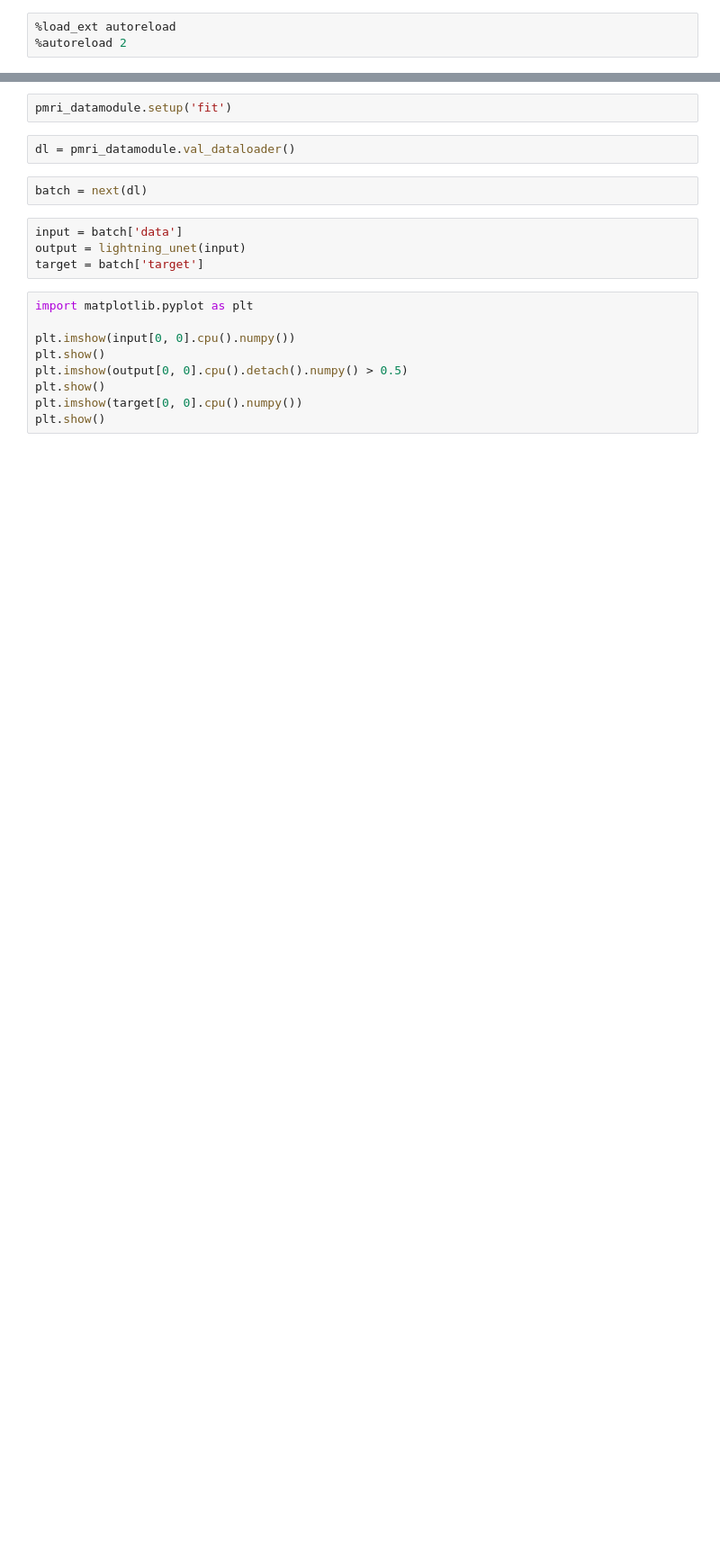
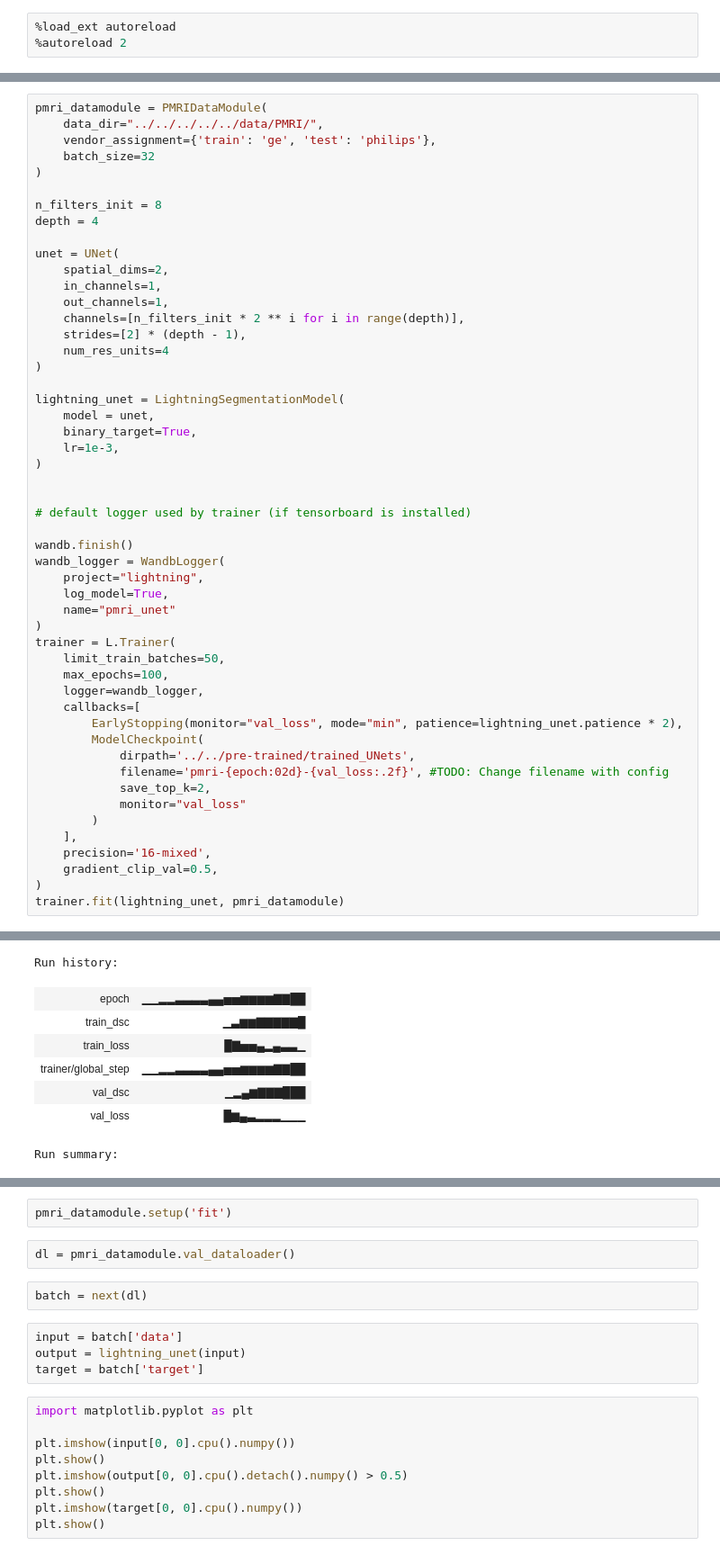
Before and after one commit to MedVisBonn/Segmentation-Distortion, a Jupyter notebook: src/notebooks/lightning_port.ipynb, the cells around one changed output, grey strips where cells are left out. Shown at 90% size. Drawn from its saved outputs; the diff is of its cells as text; blank space fills up the shorter version.

```diff
--- a/src/notebooks/lightning_port.ipynb
+++ b/src/notebooks/lightning_port.ipynb
@@ -422,3 +140,55 @@ class LightningSegmentationModel(L.LightningModule):
                 'frequency': 1,
             }
         }
+# %%
+pmri_datamodule = PMRIDataModule(
+    data_dir="../../../../../data/PMRI/",
+    vendor_assignment={'train': 'ge', 'test': 'philips'},
+    batch_size=32
+)
+
+n_filters_init = 8
+depth = 4
+
+unet = UNet(
+    spatial_dims=2,
+    in_channels=1,
+    out_channels=1,
+    channels=[n_filters_init * 2 ** i for i in range(depth)],
+    strides=[2] * (depth - 1),
+    num_res_units=4
+)
+
+lightning_unet = LightningSegmentationModel(
+    model = unet,
+    binary_target=True,
+    lr=1e-3,
+)
+
+
+# default logger used by trainer (if tensorboard is installed)
+
+wandb.finish()
+wandb_logger = WandbLogger(
+    project="lightning",
+    log_model=True,
+    name="pmri_unet"
+)
+trainer = L.Trainer(
+    limit_train_batches=50,
+    max_epochs=100,
+    logger=wandb_logger,
+    callbacks=[
+        EarlyStopping(monitor="val_loss", mode="min", patience=lightning_unet.patience * 2),
+        ModelCheckpoint(
+            dirpath='../../pre-trained/trained_UNets',
+            filename='pmri-{epoch:02d}-{val_loss:.2f}', #TODO: Change filename with config
+            save_top_k=2,
+            monitor="val_loss"
+        )
+    ],
+    precision='16-mixed',
+    gradient_clip_val=0.5,
+)
+trainer.fit(lightning_unet, pmri_datamodule)
+# %% [output]
@@ -424,0 +196,8 @@ class LightningSegmentationModel(L.LightningModule):
+Run history:
+| epoch | ▁▁▂▂▃▃▃▃▄▄▅▅▆▆▆▆▇▇██ |
+| train_dsc | ▁▃▆▆▇▇▇▇▇█ |
+| train_loss | █▇▅▅▄▂▄▃▃▁ |
+| trainer/global_step | ▁▁▂▂▃▃▃▃▄▄▅▅▆▆▆▆▇▇██ |
+| val_dsc | ▁▂▄▆▇▇▇███ |
+| val_loss | █▆▄▃▂▂▂▁▁▁ |
+Run summary:
```
Also changed, not shown: parts of 26 cells of this notebook, 5 other files.
